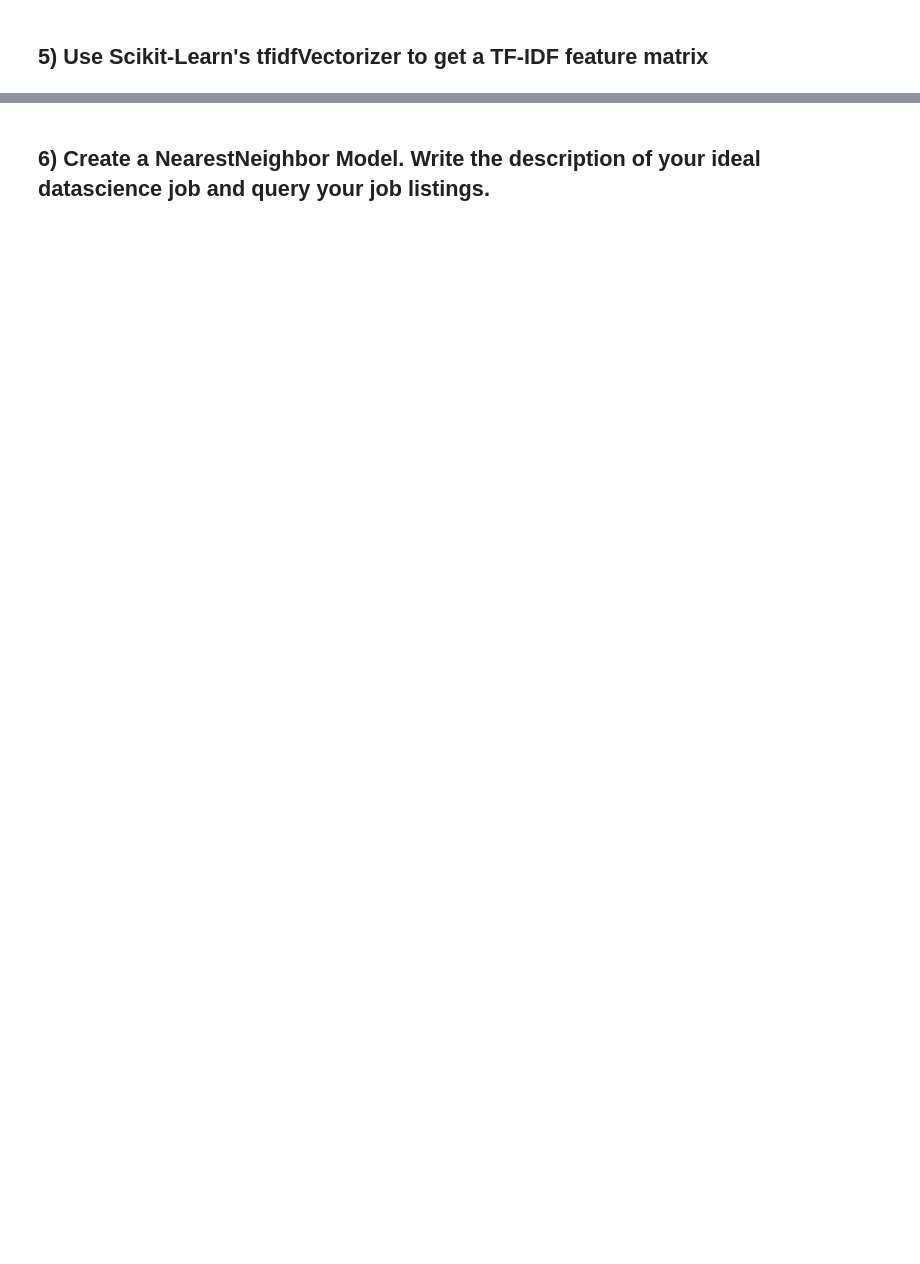
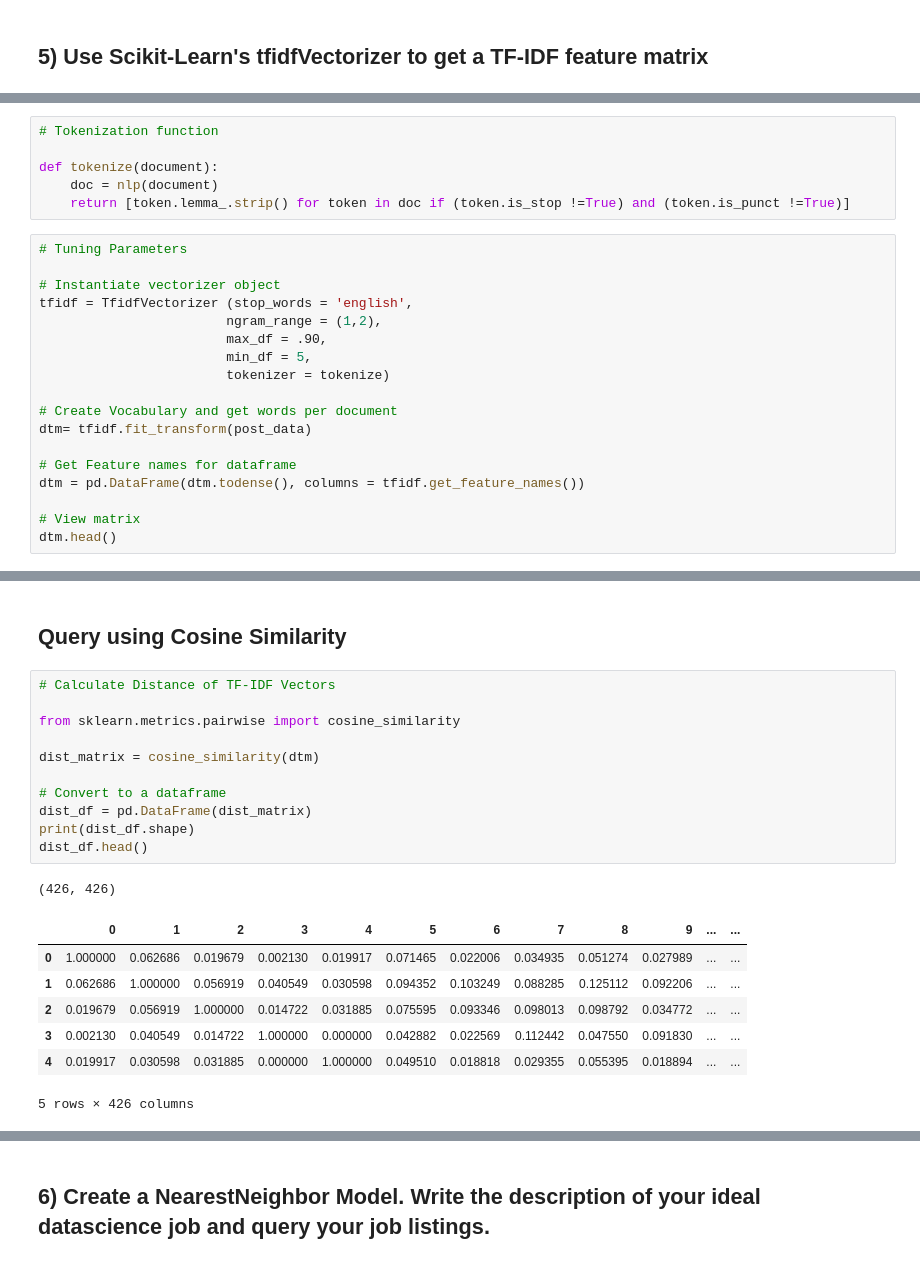
Before and after one commit to JenBanks8585/DS-Unit-4-Sprint-1-NLP, a Jupyter notebook: module2-vector-representations/LS_DS_412_Vector_Representations_Assignment.ipynb, the cells around one changed output, grey strips where cells are left out. Cells and saved outputs as stored; diff of their text form; blank space fills up the shorter version.

```diff
--- a/module2-vector-representations/LS_DS_412_Vector_Representations_Assignment.ipynb
+++ b/module2-vector-representations/LS_DS_412_Vector_Representations_Assignment.ipynb
@@ -47,0 +259,24 @@ raise Exception("\nThis task is not complete. \nReplace this line with your code
+# %%
+# Tokenization function
+
+def tokenize(document):
+    doc = nlp(document)
+    return [token.lemma_.strip() for token in doc if (token.is_stop !=True) and (token.is_punct !=True)]
+# %%
+# Tuning Parameters
+
+# Instantiate vectorizer object
+tfidf = TfidfVectorizer (stop_words = 'english',
+                        ngram_range = (1,2),
+                        max_df = .90,
+                        min_df = 5,
+                        tokenizer = tokenize)
+
+# Create Vocabulary and get words per document
+dtm= tfidf.fit_transform(post_data)
+
+# Get Feature names for dataframe
+dtm = pd.DataFrame(dtm.todense(), columns = tfidf.get_feature_names())
+
+# View matrix
+dtm.head()
@@ -47,0 +291,22 @@ raise Exception("\nThis task is not complete. \nReplace this line with your code
+# %% [markdown]
+## Query using Cosine Similarity
+# %%
+# Calculate Distance of TF-IDF Vectors
+
+from sklearn.metrics.pairwise import cosine_similarity
+
+dist_matrix = cosine_similarity(dtm)
+
+# Convert to a dataframe
+dist_df = pd.DataFrame(dist_matrix)
+print(dist_df.shape)
+dist_df.head()
+# %% [output]
+(426, 426)
+|  | 0 | 1 | 2 | 3 | 4 | 5 | 6 | 7 | 8 | 9 | ... | ... |
+| 0 | 1.000000 | 0.062686 | 0.019679 | 0.002130 | 0.019917 | 0.071465 | 0.022006 | 0.034935 | 0.051274 | 0.027989 | ... | ... |
+| 1 | 0.062686 | 1.000000 | 0.056919 | 0.040549 | 0.030598 | 0.094352 | 0.103249 | 0.088285 | 0.125112 | 0.092206 | ... | ... |
+| 2 | 0.019679 | 0.056919 | 1.000000 | 0.014722 | 0.031885 | 0.075595 | 0.093346 | 0.098013 | 0.098792 | 0.034772 | ... | ... |
+| 3 | 0.002130 | 0.040549 | 0.014722 | 1.000000 | 0.000000 | 0.042882 | 0.022569 | 0.112442 | 0.047550 | 0.091830 | ... | ... |
+| 4 | 0.019917 | 0.030598 | 0.031885 | 0.000000 | 1.000000 | 0.049510 | 0.018818 | 0.029355 | 0.055395 | 0.018894 | ... | ... |
+5 rows × 426 columns
```
Also changed, not shown: parts of 44 cells of this notebook.
